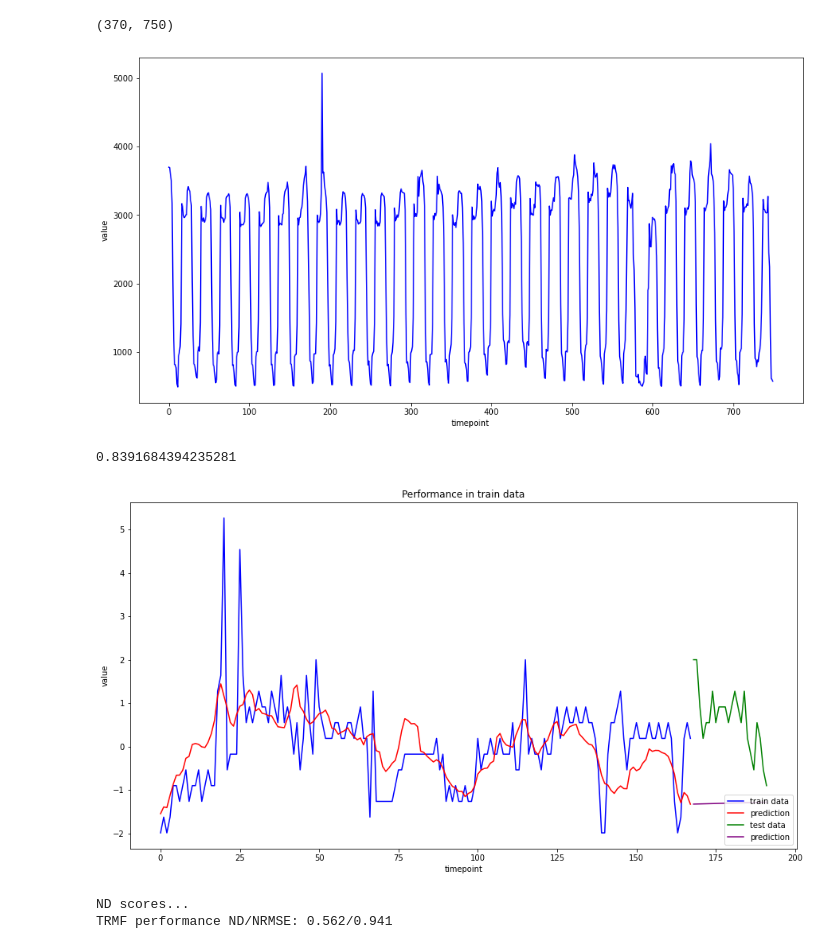
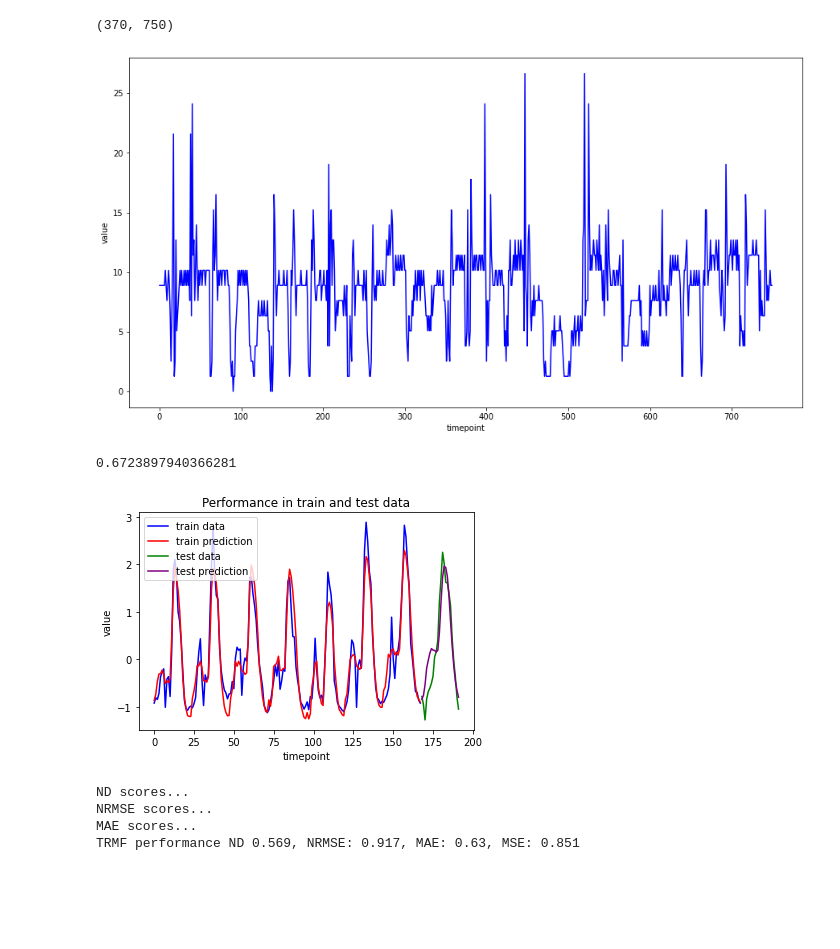
Before and after one commit to dmohorcic/SU_project, a Jupyter notebook: TRFM/TRMF_test.ipynb, the cells around one changed output. Cells and saved outputs as stored; diff of their text form; code cells hidden in the pictures; blank space fills up the shorter version.

Commit message:
TRMF and DeepAR

```diff
--- a/TRFM/TRMF_test.ipynb
+++ b/TRFM/TRMF_test.ipynb
@@ -74,19 +84,19 @@ data.shape
 (370, 750)
 # %%
 plt.figure(figsize=(15,8))
-plt.plot(data[100], color='blue')
+plt.plot(data[0], color='blue')
 
 plt.xlabel('timepoint')
 plt.ylabel('value')
 
 plt.show()
 # %% [output]
-[figure, old version]
+[figure, new version]
 # %%
 N = 370
 T = 750
 K = 8
-lags = [1] #[i+1 for i in range(24)]+[i+7*24 for i in range(24)]
+lags = [1, 24]
 L = len(lags)
 # %%
 lambda_f = 2.
@@ -96,33 +106,37 @@ eta = 1.
 alpha = 1000.
 model = trmf(lags, K, lambda_f, lambda_x, lambda_w, alpha, eta, max_iter=1000)
 # %%
-train, test = get_slice(data, 24*7, 24, 500)
+T_start = 396
+train, test = get_slice(data, 24*7, 24, T_start)
 # %%
 model.fit(train)
 # %%
 pred = model.predict(24)
 abs(pred-test).mean()
 # %% [output]
-0.8391684394235281
+0.6723897940366281
 # %%
 train_preds = np.dot(model.F, model.X)
 test_preds = model.predict(24)
 
-plt.figure(figsize=(15,8))
-plt.plot(train[0], label='train data', color='blue')
-plt.plot(train_preds[0], label='prediction', color='red')
+idx = 10
 
-plt.plot([i+24*7 for i in range(24)], test[0], label="test data", color="green")
-plt.plot([i+24*7 for i in range(24)], test_preds[0], label="prediction", color="purple")
+plt.figure() # figsize=(15,8)
+plt.plot(train[idx], label='train data', color='blue')
+plt.plot(train_preds[idx], label='train prediction', color='red')
 
-plt.title('Performance in train data')
+plt.plot([i+24*7 for i in range(24)], test[idx], label="test data", color="green")
+plt.plot([i+24*7 for i in range(24)], test_preds[idx], label="test prediction", color="purple")
+
+plt.title('Performance in train and test data')
 plt.xlabel('timepoint')
 plt.ylabel('value')
 
-plt.legend(loc=4)
+plt.legend(loc="upper left")
+#plt.savefig("../images/trmf_forecast.png", facecolor="white", bbox_inches="tight")
 plt.show()
 # %% [output]
-[figure, old version]
+[figure, new version]
 # %%
 # TRMF model
 lags = [1, 24]
@@ -135,11 +149,20 @@ alpha = 1000.
 max_iter = 1000
 
 model = trmf(lags, K, lambda_f, lambda_x, lambda_w, alpha, eta, max_iter)
-scores_nd = RollingCV(model, data, 24*7, 24, T_step=24, metric='ND')
+
+scores_nd = RollingCV(model, data, 24*7, 24, T_step=12, metric='ND')
 print("ND scores...")
-scores_nrmse = RollingCV(model, data, T-24*7, 24, T_step=24, metric='NRMSE')
-print('TRMF performance ND/NRMSE: {}/{}'.format(round(np.array(scores_nd).mean(),3),\
-                                                round(np.array(scores_nrmse).mean(),3)))
+scores_nrmse = RollingCV(model, data, T-24*7, 24, T_step=12, metric='NRMSE')
+print("NRMSE scores...")
+scores_mae = RollingCV(model, data, T-24*7, 24, T_step=12, metric='MAE')
+print("MAE scores...")
+scores_mse = RollingCV(model, data, T-24*7, 24, T_step=12, metric='MSE')
+print('TRMF performance ND {}, NRMSE: {}, MAE: {}, MSE: {}'.format(round(np.array(scores_nd).mean(),3),\
+                                                                   round(np.array(scores_nrmse).mean(),3), \
+                                                                   round(np.array(scores_mae).mean(),3), \
+                                                                   round(np.array(scores_mse).mean(),3)))
 # %% [output]
 ND scores...
-TRMF performance ND/NRMSE: 0.562/0.941
+NRMSE scores...
+MAE scores...
+TRMF performance ND 0.569, NRMSE: 0.917, MAE: 0.63, MSE: 0.851
```
Also changed, not shown: parts of 13 cells of this notebook, 59 other files.
